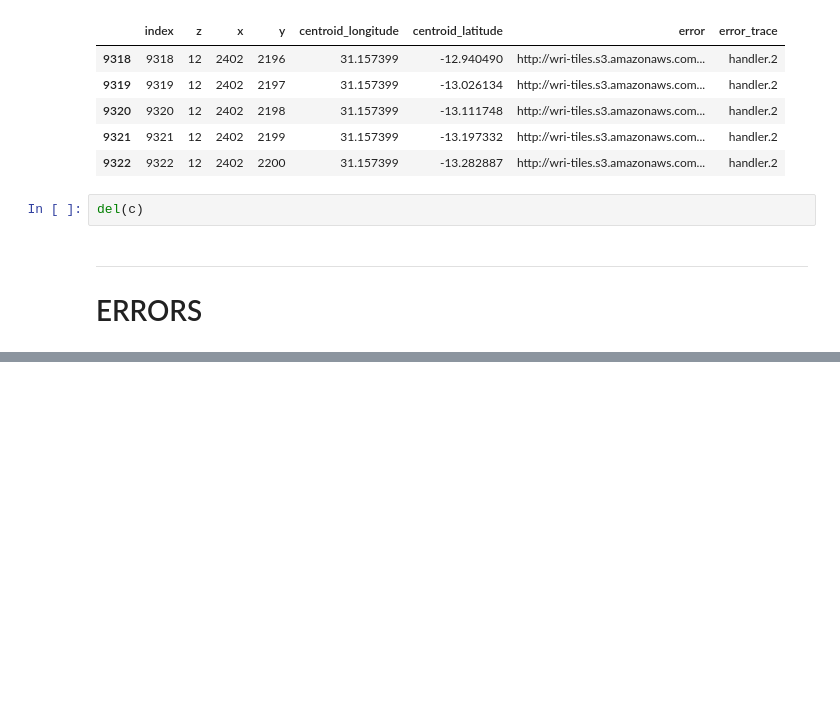
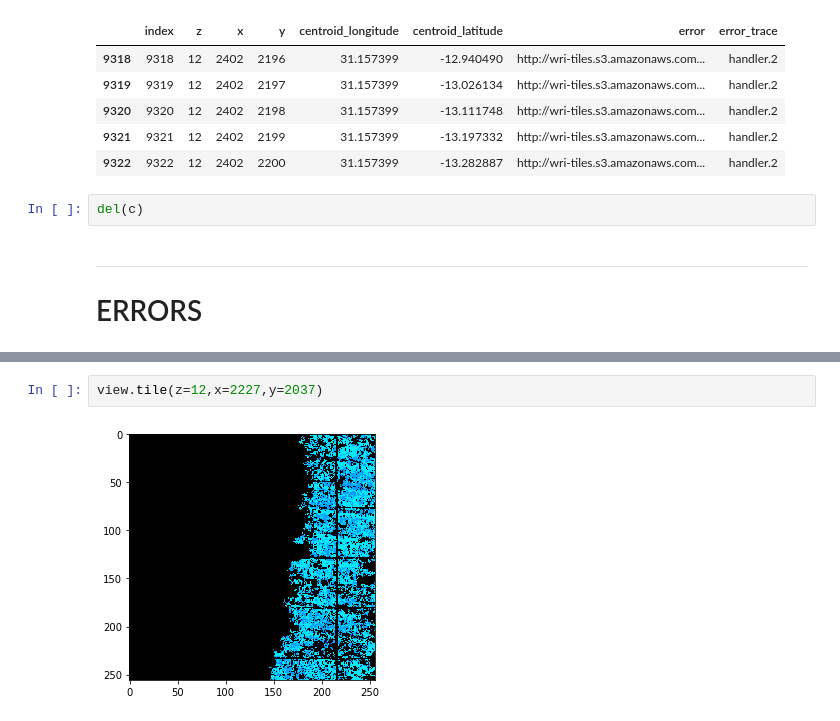
Before and after one commit to neerjad/glad_clusters, a Jupyter notebook: nb_archive/ClusterServiceRun-DRC.ipynb, the cells around one changed output, grey strips where cells are left out. Saved outputs shown, nothing was run; the diff lists cells and outputs as text; blank space fills up the shorter version.

```diff
--- a/nb_archive/ClusterServiceRun-DRC.ipynb
+++ b/nb_archive/ClusterServiceRun-DRC.ipynb
@@ -116,0 +196,4 @@ c.dataframe().sample(5)
+# %%
+view.tile(z=12,x=2227,y=2037)
+# %% [output]
+[figure, added]
```
Also changed, not shown: parts of 14 cells of this notebook.
